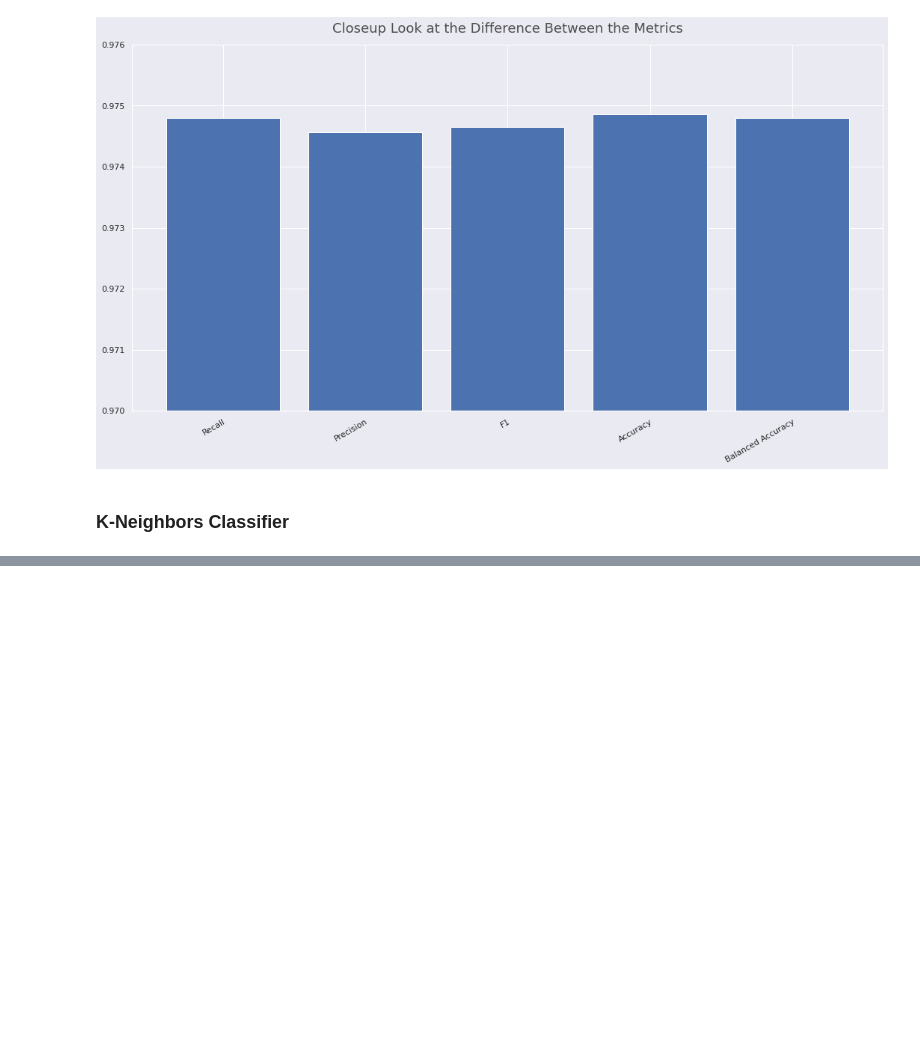
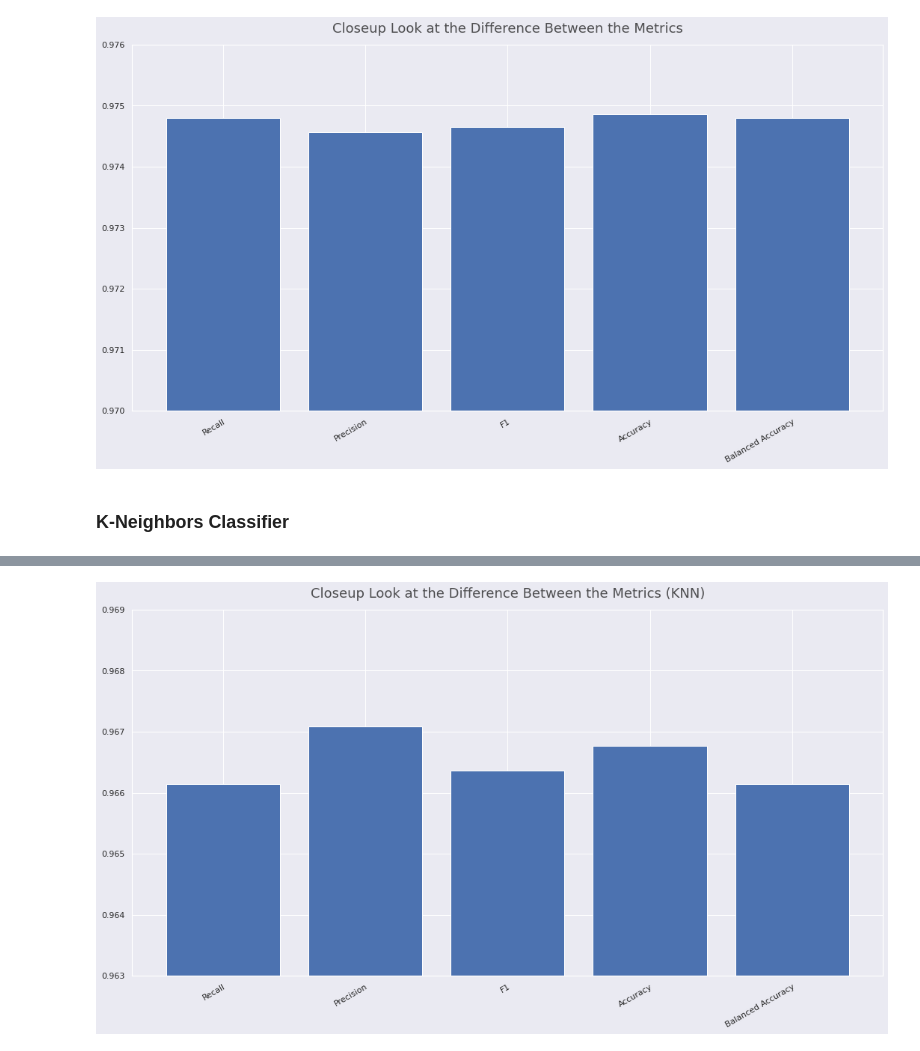
Before and after one commit to pedrohortencio/machine-learning-gladiator, a Jupyter notebook: MNIST/MNIST_Gladiator.ipynb, the cells around one changed output, grey strips where cells are left out. Cells and saved outputs as stored; diff of their text form; code cells hidden in the pictures; blank space fills up the shorter version.

```diff
--- a/MNIST/MNIST_Gladiator.ipynb
+++ b/MNIST/MNIST_Gladiator.ipynb
@@ -197,0 +242,14 @@ plt.show();
+# %%
+fig = plt.figure(figsize=(18, 9))
+fig.patch.set_facecolor('#eaeaf2')
+
+plt.bar(['Recall', 'Precision', 'F1', 'Accuracy', 'Balanced Accuracy'],
+       [recall_knn, precision_knn, f1_knn, acc_knn, bacc_knn])
+plt.ylim([0.963, 0.969])
+plt.xticks(rotation=30, rotation_mode="anchor", ha='right')
+
+plt.title('Closeup Look at the Difference Between the Metrics (KNN)',
+          size=18, alpha=0.8, y=1.02)
+plt.show();
+# %% [output]
+[figure, added]
```
Also changed, not shown: parts of 12 cells of this notebook.
